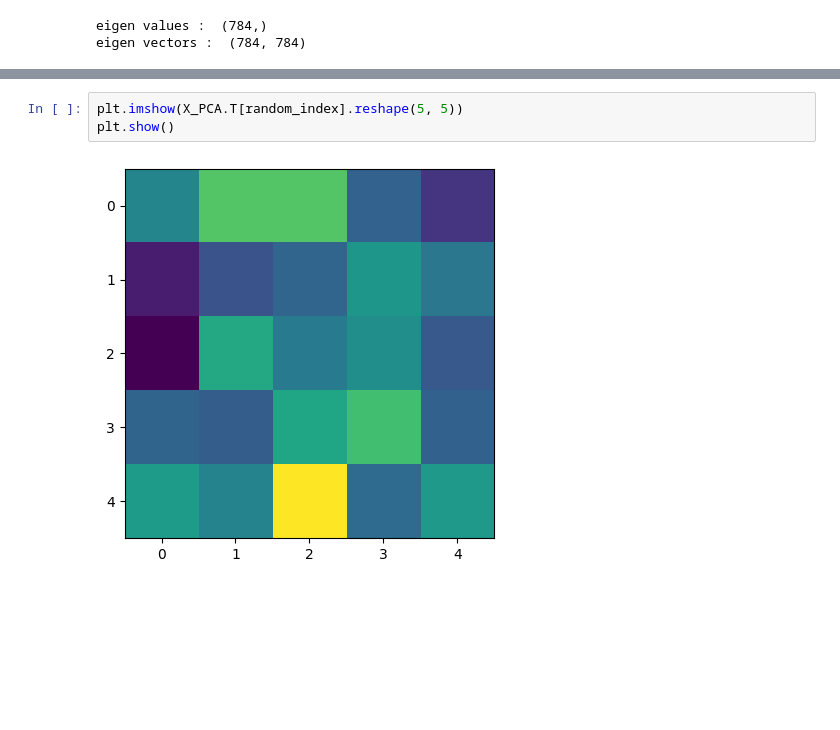
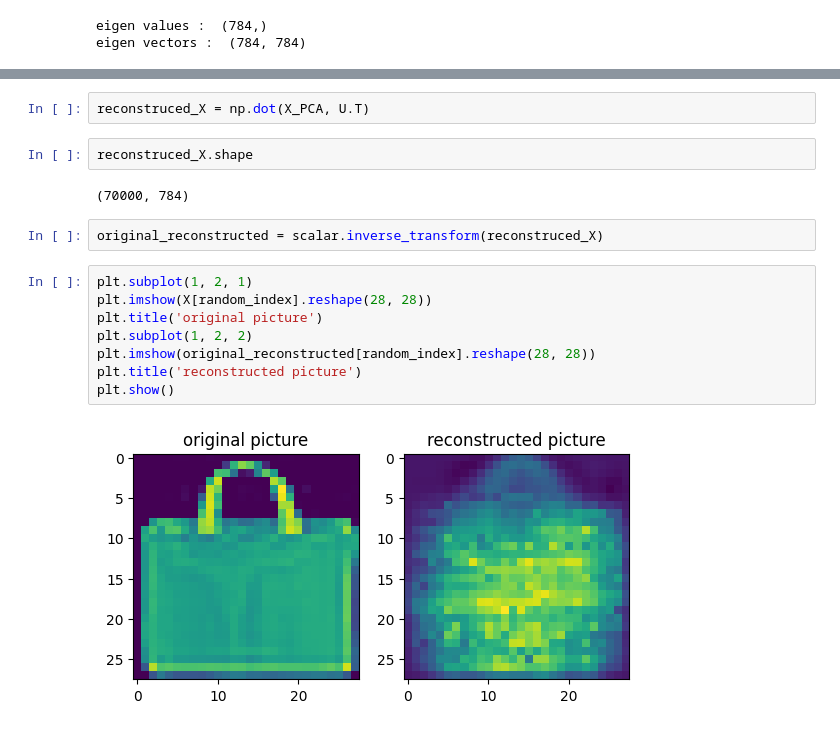
Before and after one commit to javadkavian/ML_Assignments, a Jupyter notebook: MixtureModelsPCA/Q5.ipynb, the cells around one changed output, grey strips where cells are left out. Cells and saved outputs as stored; diff of their text form; blank space fills up the shorter version.

```diff
--- a/MixtureModelsPCA/Q5.ipynb
+++ b/MixtureModelsPCA/Q5.ipynb
@@ -61,5 +62,18 @@ plt.imshow(standard_X[random_index].reshape(28, 28))
-# %%
-plt.imshow(X_PCA.T[random_index].reshape(5, 5))
-plt.show()
-# %% [output]
-[figure, removed]
+# %%
+reconstruced_X = np.dot(X_PCA, U.T)
+# %%
+reconstruced_X.shape
+# %% [output]
+(70000, 784)
+# %%
+original_reconstructed = scalar.inverse_transform(reconstruced_X)
+# %%
+plt.subplot(1, 2, 1)
+plt.imshow(X[random_index].reshape(28, 28))
+plt.title('original picture')
+plt.subplot(1, 2, 2)
+plt.imshow(original_reconstructed[random_index].reshape(28, 28))
+plt.title('reconstructed picture')
+plt.show()
+# %% [output]
+[figure, added]
```
Also changed, not shown: parts of 12 cells of this notebook.
